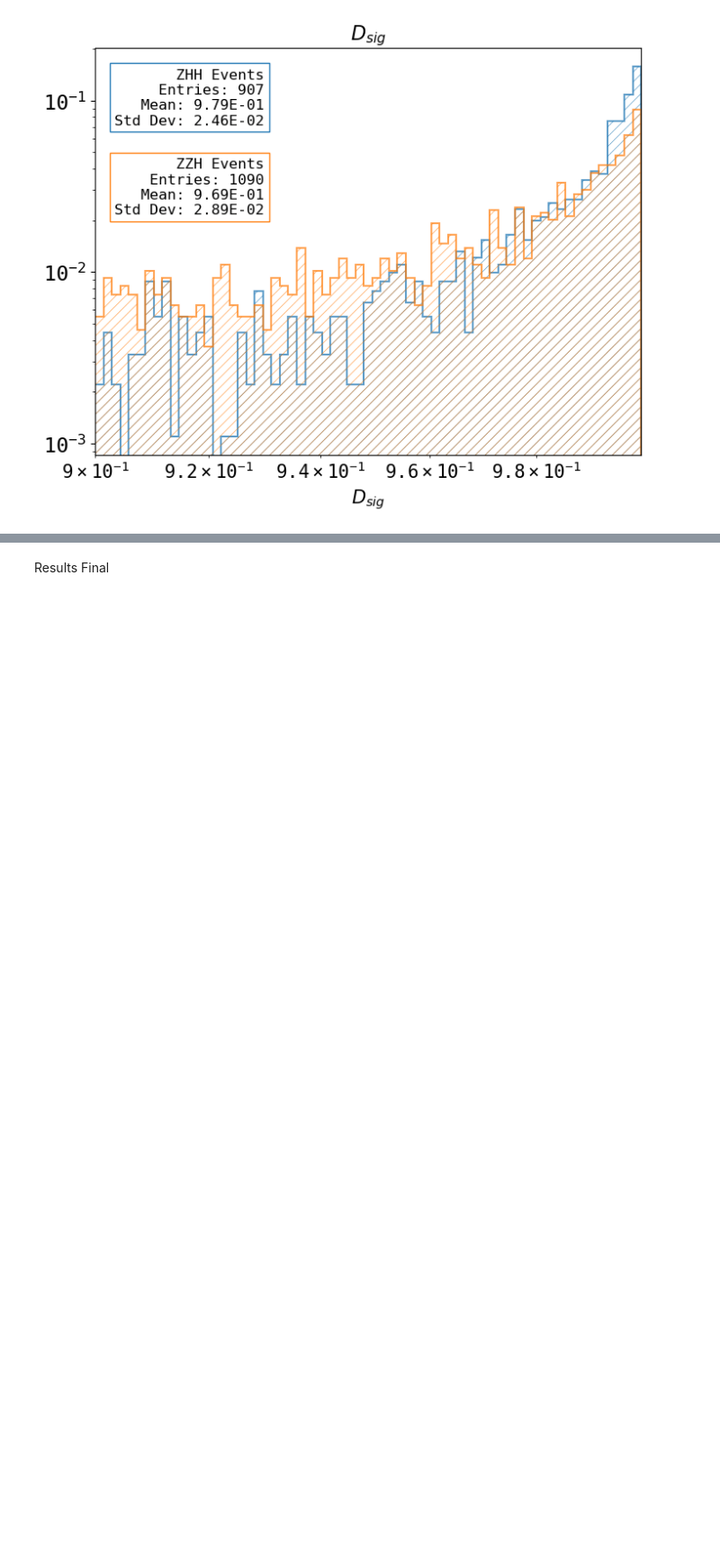
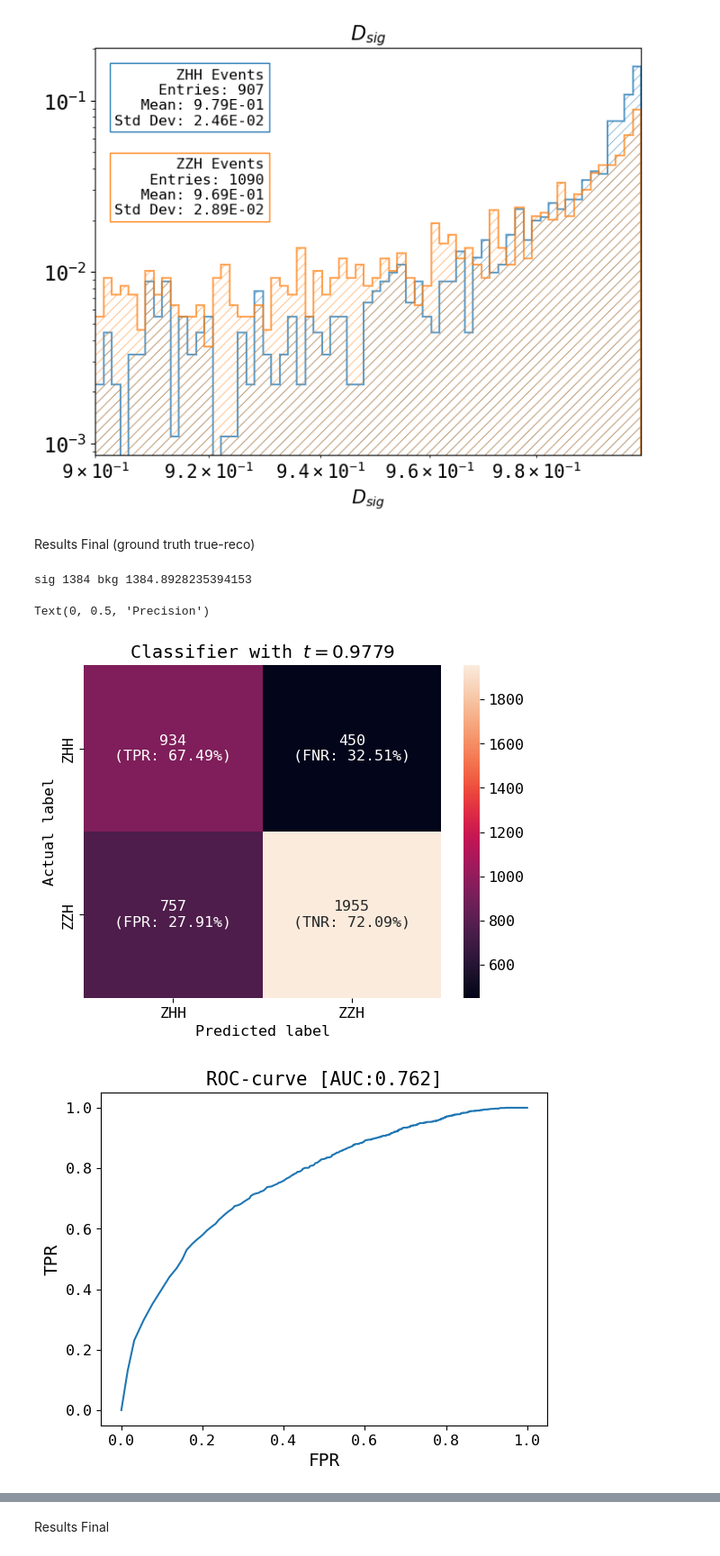
Before and after one commit to nVentis/MEM_HEP, a Jupyter notebook: notebooks/results/8_vegas.ipynb, the cells around one changed output, grey strips where cells are left out. Shown at 90% size. Cells and saved outputs as stored; diff of their text form; code cells hidden in the pictures; blank space fills up the shorter version.

```diff
--- a/notebooks/results/8_vegas.ipynb
+++ b/notebooks/results/8_vegas.ipynb
@@ -116,3 +116,43 @@ fig2 = plot_r(zhh_data=results[results['is_zhh'] == True]['r'], zzh_data=results
 # %% [output]
 [figure]
 [figure]
+# %% [markdown]
+Results Final (ground truth true-reco)
+# %%
+module_reload('analysis')
+from analysis.mem_ana import load_results, get_result
+
+results = load_results('/nfs/dust/ilc/user/bliewert/mem_integrate/results_final', reco=df, use_npy=True, perms_all=False)
+# %% [output]
+sig 1384 bkg 1384.8928235394153
+# %%
+module_reload('analysis')
+
+import matplotlib
+matplotlib.rcParams.update({'font.size': 12})
+import matplotlib.pyplot as plt
+from sklearn.metrics import precision_recall_curve, auc
+from analysis.plot_matplotlib import plot_confusion, plot_roc, export_figures
+from analysis.mem_ana import plot_r, best_threshold, load_results, get_result
+
+best_t, t_df = best_threshold(results, optimization_scheme=3, return_df=True, nsteps=1000)
+confusion = conf_mat(results, threshold=best_t)
+
+precision, recall, thresholds = precision_recall_curve(results['is_zhh'], results['r'])
+precrec_auc = auc(recall, precision)
+
+fig1 = plot_confusion(confusion)
+fig1.axes[0].set_title(rf'Classifier with $t={best_t:.4f}$')
+fig2 = plot_roc(t_df);
+
+fig3, ax = plt.subplots()
+ax.plot(recall, precision)
+ax.set_title(f'Precision-Recall [AUC: {precrec_auc:.2f}]')
+ax.set_xlabel('Recall (TPR)')
+ax.set_ylabel('Precision')
+
+export_figures(f'{repo_dir}/notebooks/results/8_vegas_cheated_perms.pdf', [fig1, fig2, fig3])
+# %% [output]
+Text(0, 0.5, 'Precision')
+[figure, added]
+[figure, added]
```
Also changed, not shown: parts of 2 cells of this notebook, 11 other files.
